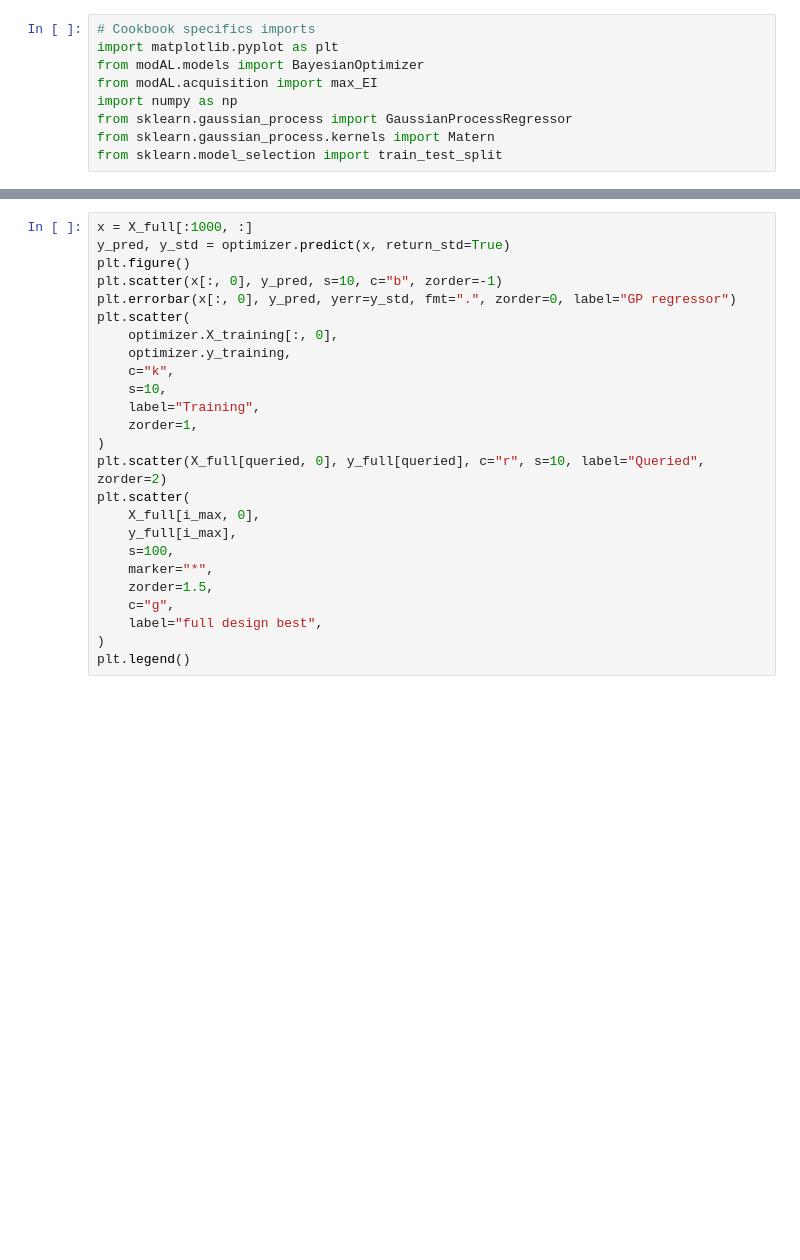
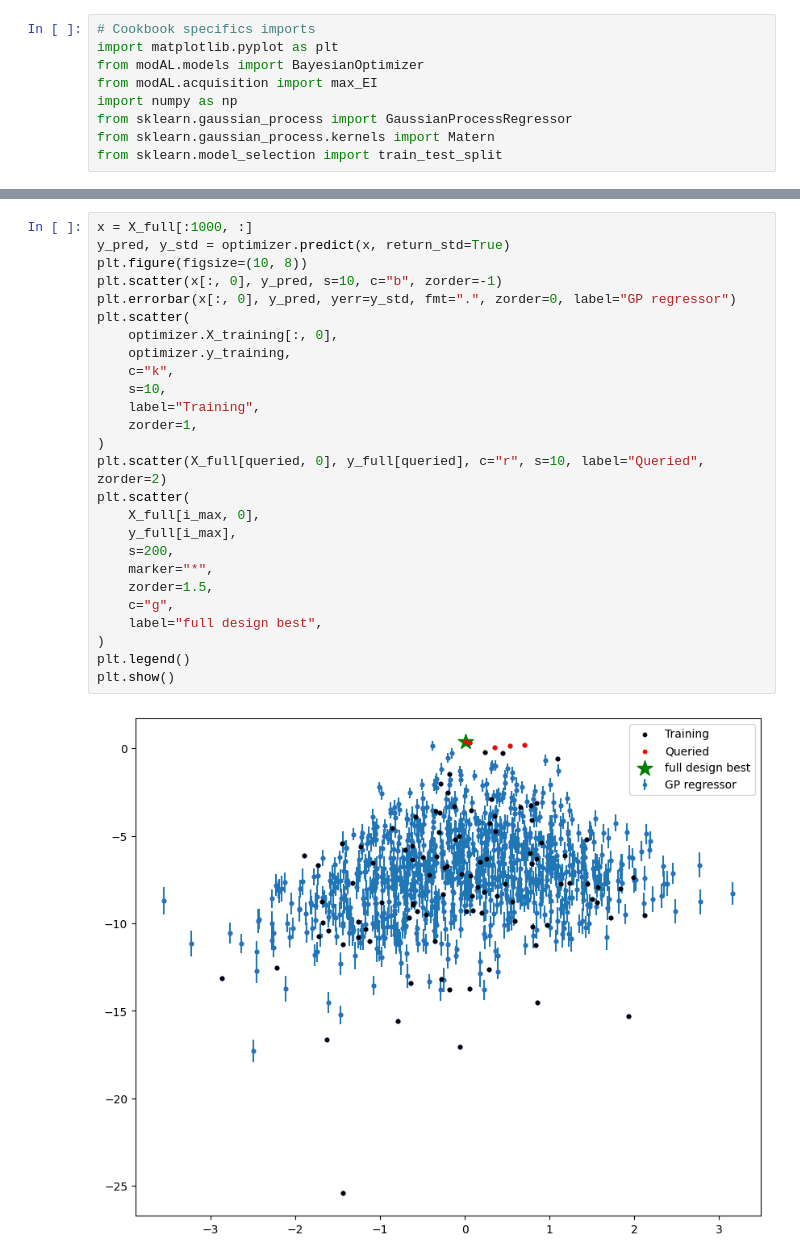
Before and after one commit to novainsilico/jinko-api-cookbook, a Jupyter notebook: cookbooks/bayesian_optimization.ipynb, the cells around one changed output, grey strips where cells are left out. Saved outputs shown, nothing was run; the diff lists cells and outputs as text; blank space fills up the shorter version.

Commit message:
Resolve "[Trial Opti] Commit Plots so that they appear in the github repo - marketing of the cookbook outside of Nova"

```diff
--- a/cookbooks/bayesian_optimization.ipynb
+++ b/cookbooks/bayesian_optimization.ipynb
@@ -54,25 +65,28 @@ print(f"X_max={X_max}, y_max={y_max:.3g}")
 # %%
 x = X_full[:1000, :]
 y_pred, y_std = optimizer.predict(x, return_std=True)
-plt.figure()
+plt.figure(figsize=(10, 8))
 plt.scatter(x[:, 0], y_pred, s=10, c="b", zorder=-1)
 plt.errorbar(x[:, 0], y_pred, yerr=y_std, fmt=".", zorder=0, label="GP regressor")
 plt.scatter(
     optimizer.X_training[:, 0],
     optimizer.y_training,
     c="k",
     s=10,
     label="Training",
     zorder=1,
 )
 plt.scatter(X_full[queried, 0], y_full[queried], c="r", s=10, label="Queried", zorder=2)
 plt.scatter(
     X_full[i_max, 0],
     y_full[i_max],
-    s=100,
+    s=200,
     marker="*",
     zorder=1.5,
     c="g",
     label="full design best",
 )
 plt.legend()
+plt.show()
+# %% [output]
+[figure, added]
```
Also changed, not shown: parts of 2 cells of this notebook, 3 other files.
